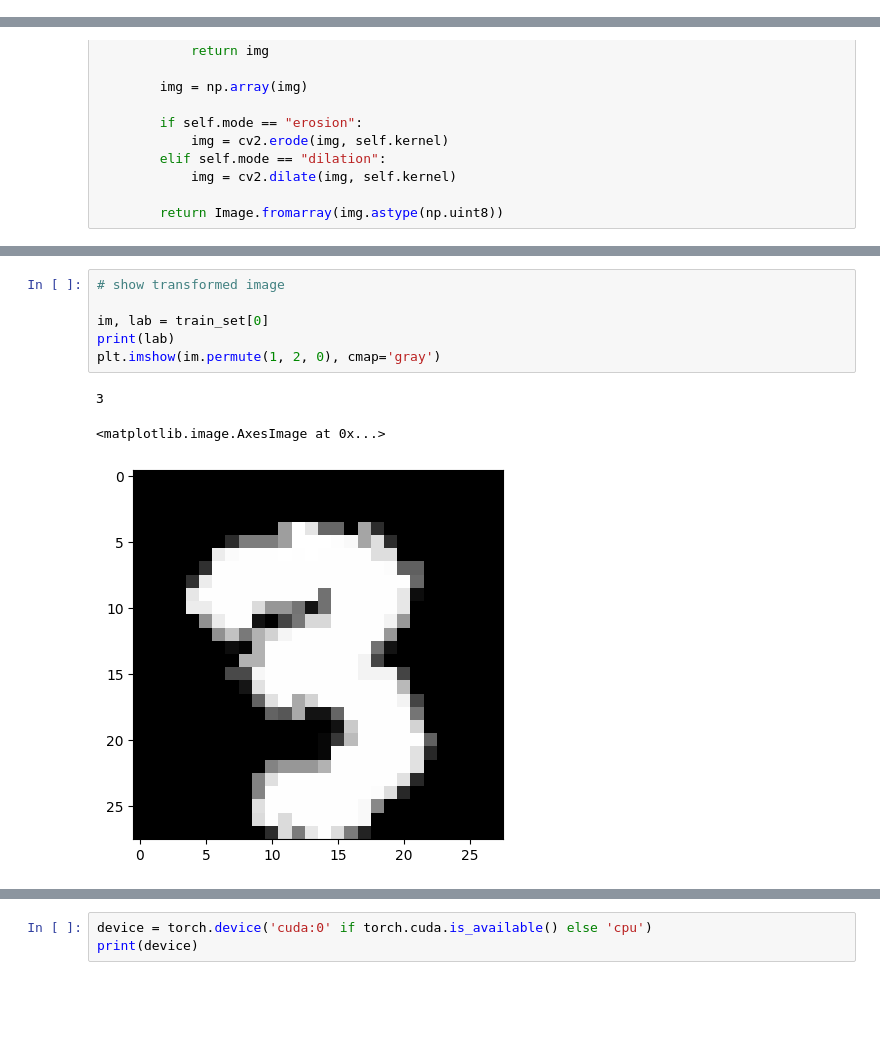
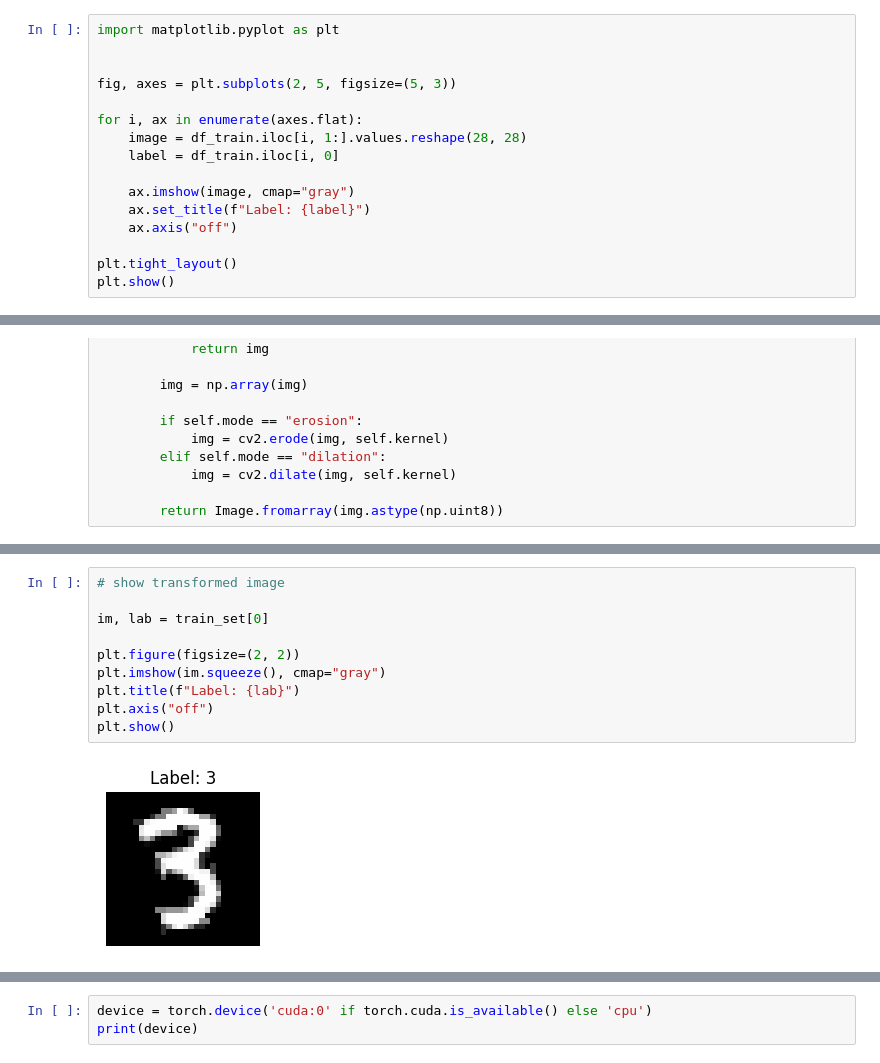
Before and after one commit to jezte/digit-recognizer, a Jupyter notebook: digit-recognizer.ipynb, the cells around one changed output, grey strips where cells are left out. Cells and saved outputs as stored; diff of their text form; blank space fills up the shorter version.

```diff
--- a/digit-recognizer.ipynb
+++ b/digit-recognizer.ipynb
@@ -34,0 +83,16 @@ Split the data
+# %%
+import matplotlib.pyplot as plt
+
+
+fig, axes = plt.subplots(2, 5, figsize=(5, 3))
+
+for i, ax in enumerate(axes.flat):
+    image = df_train.iloc[i, 1:].values.reshape(28, 28)
+    label = df_train.iloc[i, 0]
+
+    ax.imshow(image, cmap="gray")
+    ax.set_title(f"Label: {label}")
+    ax.axis("off")
+
+plt.tight_layout()
+plt.show()
@@ -173,10 +376,12 @@ test_loader = DataLoader(test_set, batch_size=batch, shuffle=False)
 # %%
 # show transformed image
 
 im, lab = train_set[0]
-print(lab)
-plt.imshow(im.permute(1, 2, 0), cmap='gray')
+
+plt.figure(figsize=(2, 2))
+plt.imshow(im.squeeze(), cmap="gray")
+plt.title(f"Label: {lab}")
+plt.axis("off")
+plt.show()
 # %% [output]
-3
-<matplotlib.image.AxesImage at 0x...>
-[figure, old version]
+[figure, new version]
```
Also changed, not shown: parts of 62 cells of this notebook.
